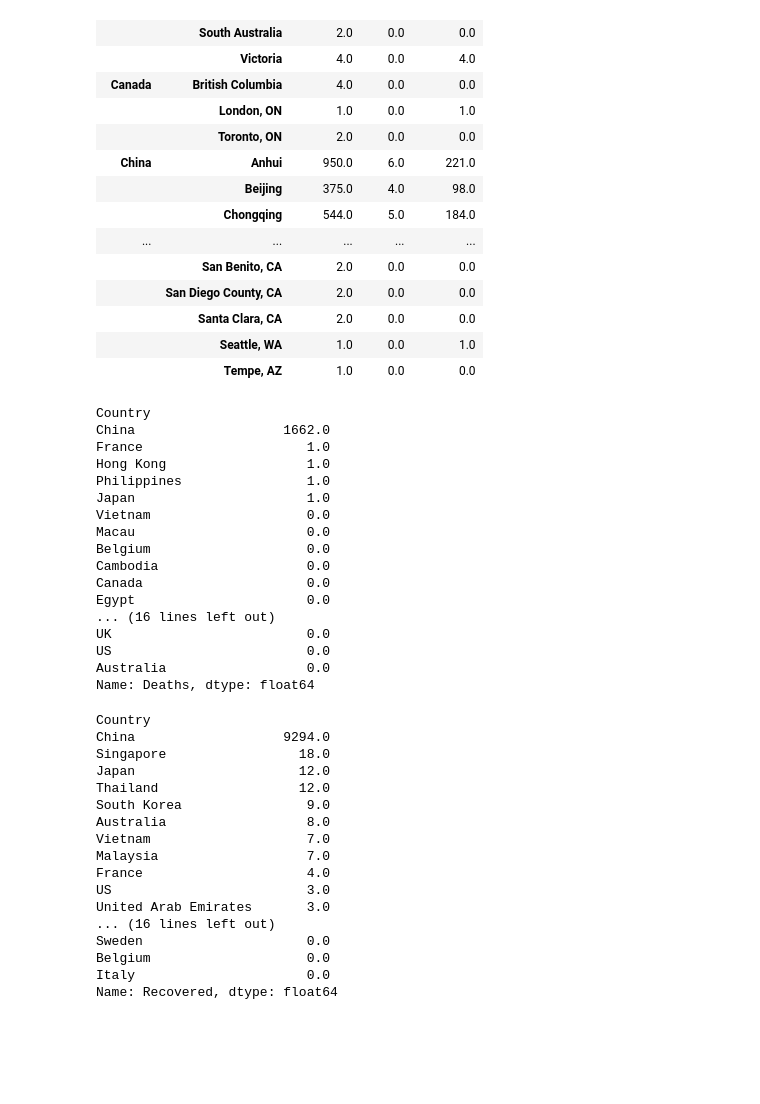
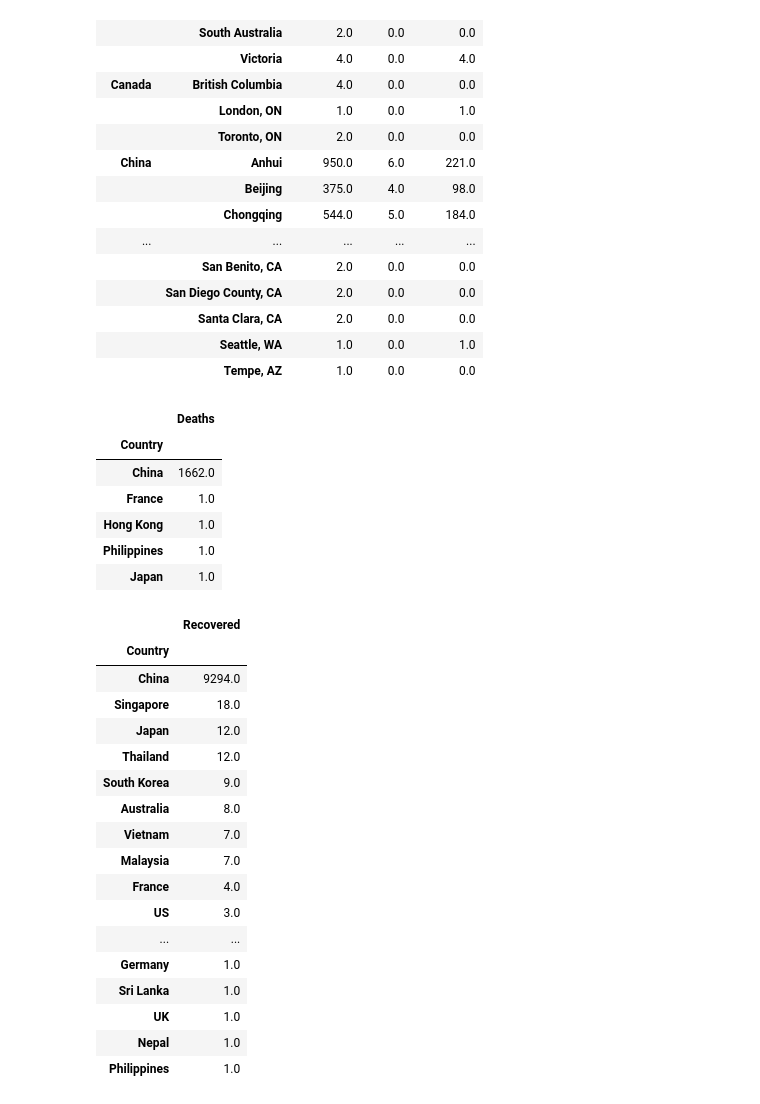
Before and after one commit to ujjawalpoudel/coronaVirusVisualization, a Jupyter notebook: coronaVirus.ipynb, the cells around one changed output. Cells and saved outputs as stored; diff of their text form; code cells hidden in the pictures; blank space fills up the shorter version.

Commit message:
ignore sum value which has less than 1

```diff
--- a/coronaVirus.ipynb
+++ b/coronaVirus.ipynb
@@ -101,45 +101,38 @@ data_latest.groupby(['Country','Province/State']).sum()
 |  | Tempe, AZ | 1.0 | 0.0 | 0.0 |
 # %%
 # Death Case
-data_latest.groupby('Country')['Deaths'].sum().sort_values(ascending=False)
+deathFilter = pd.DataFrame(data_latest.groupby('Country')['Deaths'].sum().sort_values(ascending=False))
+deathFilter[deathFilter['Deaths']>0]
 # %% [output]
-Country
-China                   1662.0
-France                     1.0
-Hong Kong                  1.0
-Philippines                1.0
-Japan                      1.0
-Vietnam                    0.0
-Macau                      0.0
-Belgium                    0.0
-Cambodia                   0.0
-Canada                     0.0
-Egypt                      0.0
-... (16 lines left out)
-UK                         0.0
-US                         0.0
-Australia                  0.0
-Name: Deaths, dtype: float64
+|  | Deaths |
+| Country |  |
+| China | 1662.0 |
+| France | 1.0 |
+| Hong Kong | 1.0 |
+| Philippines | 1.0 |
+| Japan | 1.0 |
 # %%
 # Recovery Case
-data_latest.groupby('Country')['Recovered'].sum().sort_values(ascending=False)
+recoveryFilter = pd.DataFrame(data_latest.groupby('Country')['Recovered'].sum().sort_values(ascending=False))
+recoveryFilter[recoveryFilter['Recovered']>0]
 # %% [output]
-Country
-China                   9294.0
-Singapore                 18.0
-Japan                     12.0
-Thailand                  12.0
-South Korea                9.0
-Australia                  8.0
-Vietnam                    7.0
-Malaysia                   7.0
-France                     4.0
-US                         3.0
-United Arab Emirates       3.0
-... (16 lines left out)
-Sweden                     0.0
-Belgium                    0.0
-Italy                      0.0
-Name: Recovered, dtype: float64
+|  | Recovered |
+| Country |  |
+| China | 9294.0 |
+| Singapore | 18.0 |
+| Japan | 12.0 |
+| Thailand | 12.0 |
+| South Korea | 9.0 |
+| Australia | 8.0 |
+| Vietnam | 7.0 |
+| Malaysia | 7.0 |
+| France | 4.0 |
+| US | 3.0 |
+| ... | ... |
+| Germany | 1.0 |
+| Sri Lanka | 1.0 |
+| UK | 1.0 |
+| Nepal | 1.0 |
+| Philippines | 1.0 |
 # %%
 # Confirm Case
```
Also changed, not shown: parts of 1 cell of this notebook.
